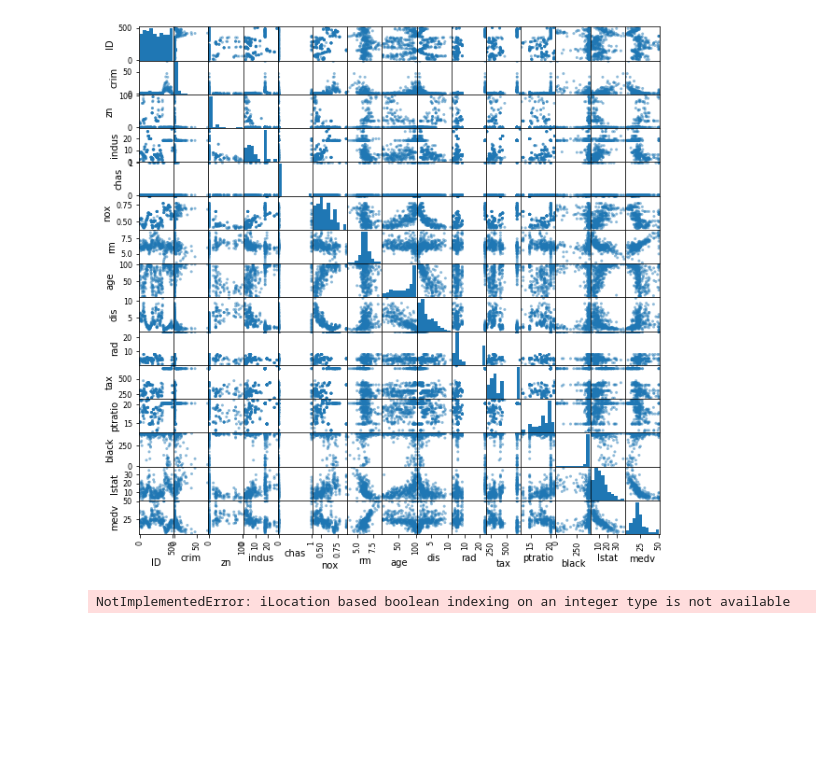
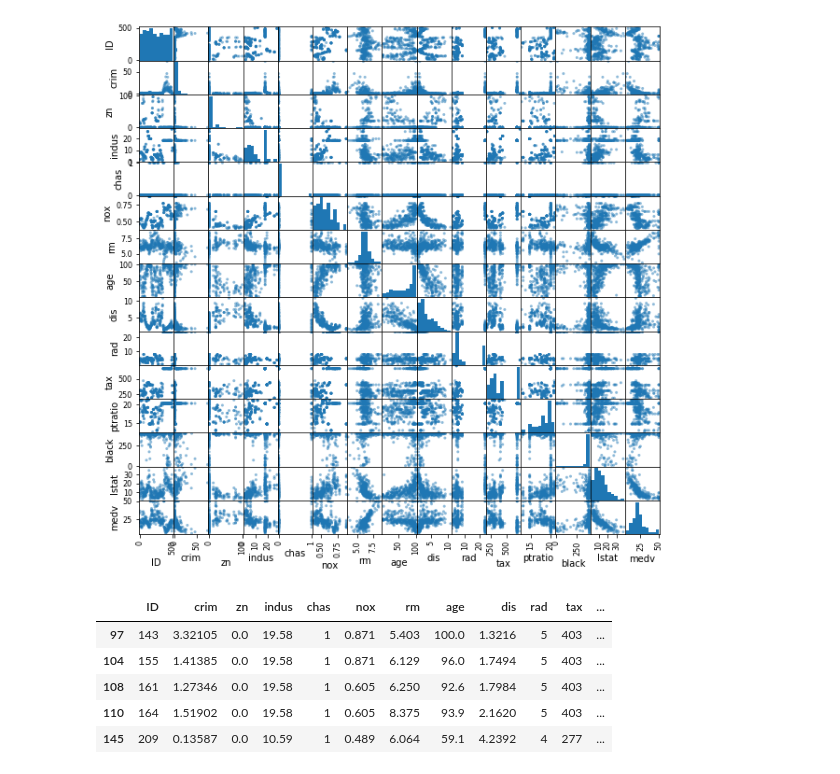
Before and after one commit to lnhdn/dsc-project-eda-with-pandas-nyc-ds-career-042219, a Jupyter notebook: index.ipynb, the cells around one changed output. Cells and saved outputs as stored; diff of their text form; code cells hidden in the pictures; blank space fills up the shorter version.

```diff
--- a/index.ipynb
+++ b/index.ipynb
@@ -137,7 +137,12 @@ pd.plotting.scatter_matrix(df, figsize = (10,10));
 # %% [output]
 [figure]
 # %%
-near_charles = df.iloc[df['chas'] == 1]
+near_charles = df.loc[df['chas'] == 1]
 near_charles.head()
 # %% [output]
-NotImplementedError: iLocation based boolean indexing on an integer type is not available
+|  | ID | crim | zn | indus | chas | nox | rm | age | dis | rad | tax | ... |
+| 97 | 143 | 3.32105 | 0.0 | 19.58 | 1 | 0.871 | 5.403 | 100.0 | 1.3216 | 5 | 403 | ... |
+| 104 | 155 | 1.41385 | 0.0 | 19.58 | 1 | 0.871 | 6.129 | 96.0 | 1.7494 | 5 | 403 | ... |
+| 108 | 161 | 1.27346 | 0.0 | 19.58 | 1 | 0.605 | 6.250 | 92.6 | 1.7984 | 5 | 403 | ... |
+| 110 | 164 | 1.51902 | 0.0 | 19.58 | 1 | 0.605 | 8.375 | 93.9 | 2.1620 | 5 | 403 | ... |
+| 145 | 209 | 0.13587 | 0.0 | 10.59 | 1 | 0.489 | 6.064 | 59.1 | 4.2392 | 4 | 277 | ... |
```
